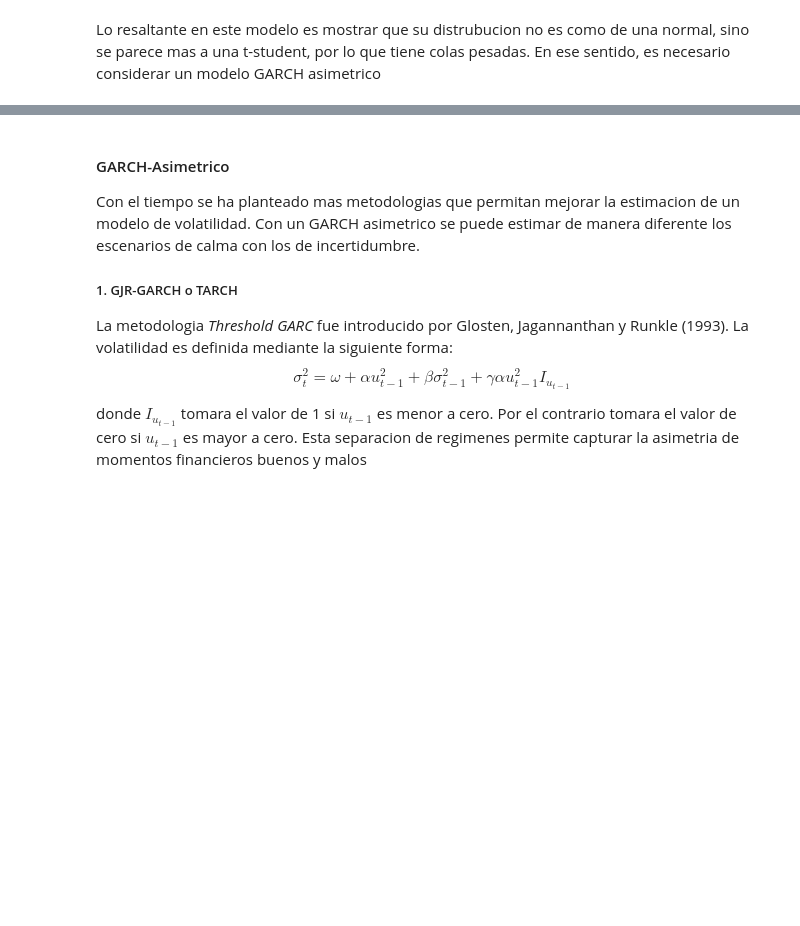
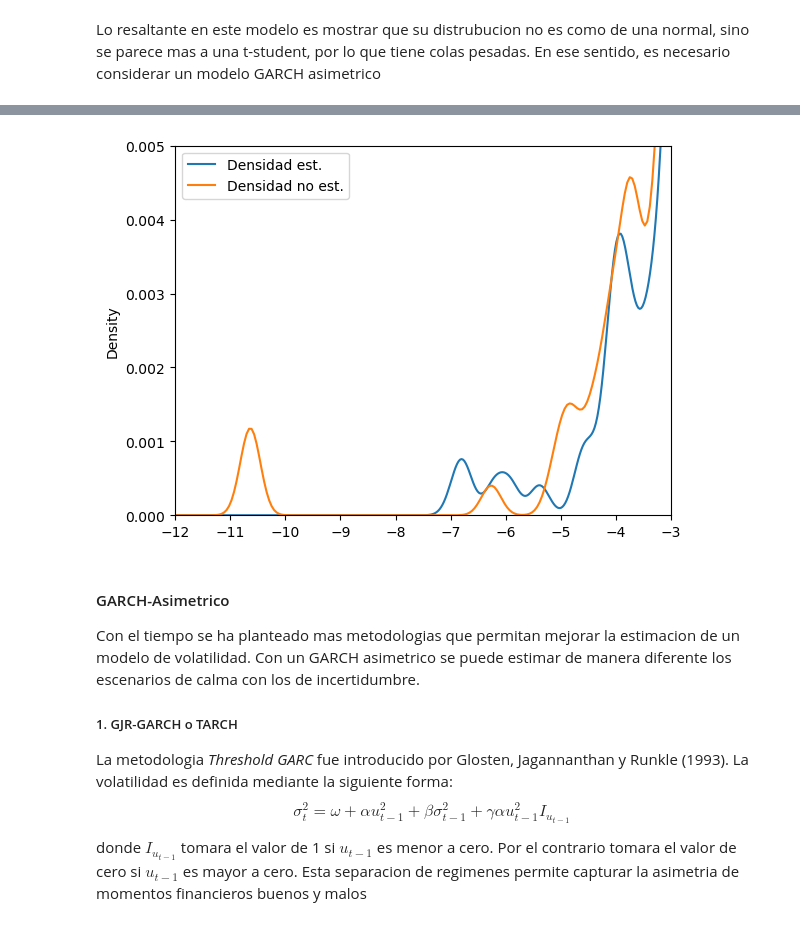
Before and after one commit to mauricioalvaradoo/time_series, a Jupyter notebook: 7 Volatilily.ipynb, the cells around one changed output, grey strips where cells are left out. Drawn from its saved outputs; the diff is of its cells as text; code cells hidden in the pictures; blank space fills up the shorter version.

```diff
--- a/7 Volatilily.ipynb
+++ b/7 Volatilily.ipynb
@@ -235,3 +237,9 @@ subplot = df.plot(kind="kde", xlim=(-4, 4))
+# %%
+df.plot(kind="kde", xlim=(-12, -3), ylim=(0, 0.005))
+
+plt.show()
+# %% [output]
+[figure, added]
 # %% [markdown]
 #### GARCH-Asimetrico
 Con el tiempo se ha planteado mas metodologias que permitan mejorar la estimacion de un modelo de volatilidad. Con un GARCH asimetrico se puede estimar de manera diferente los escenarios de calma con los de incertidumbre.
```
Also changed, not shown: parts of 7 cells of this notebook.
